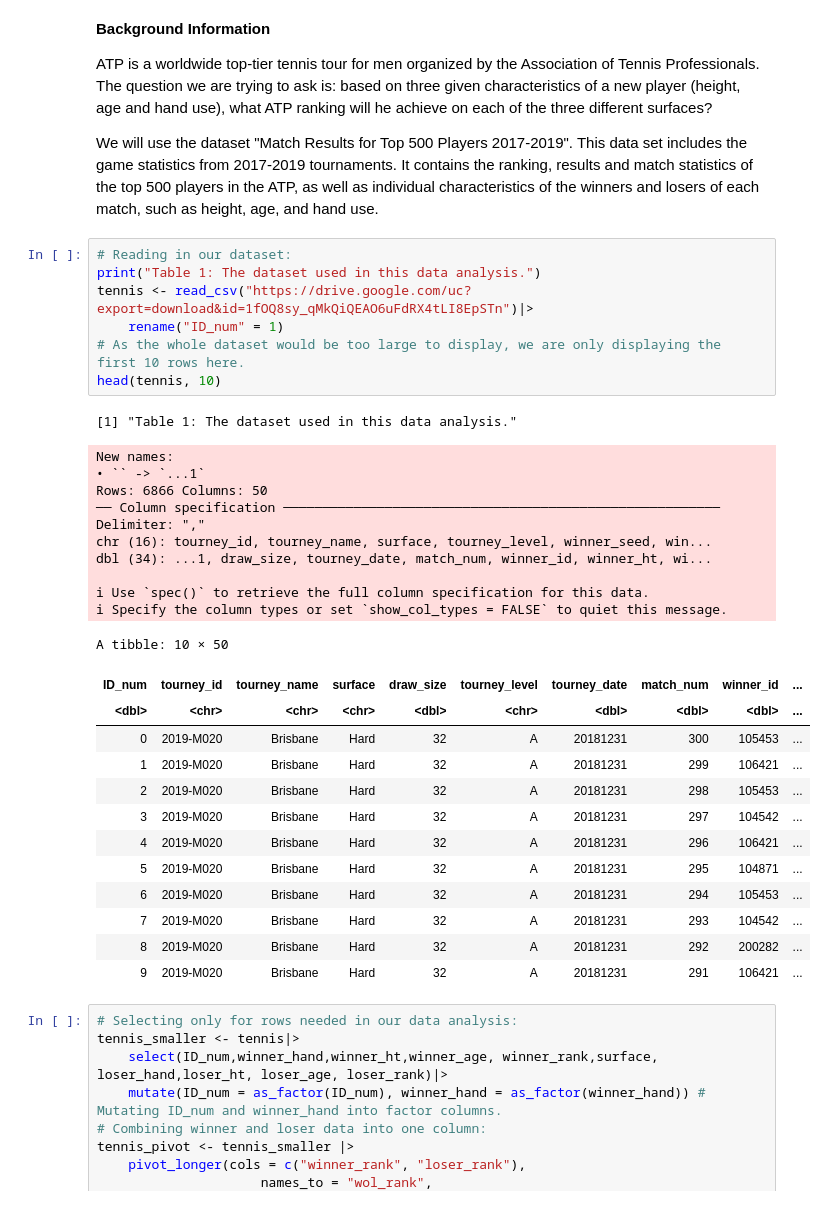
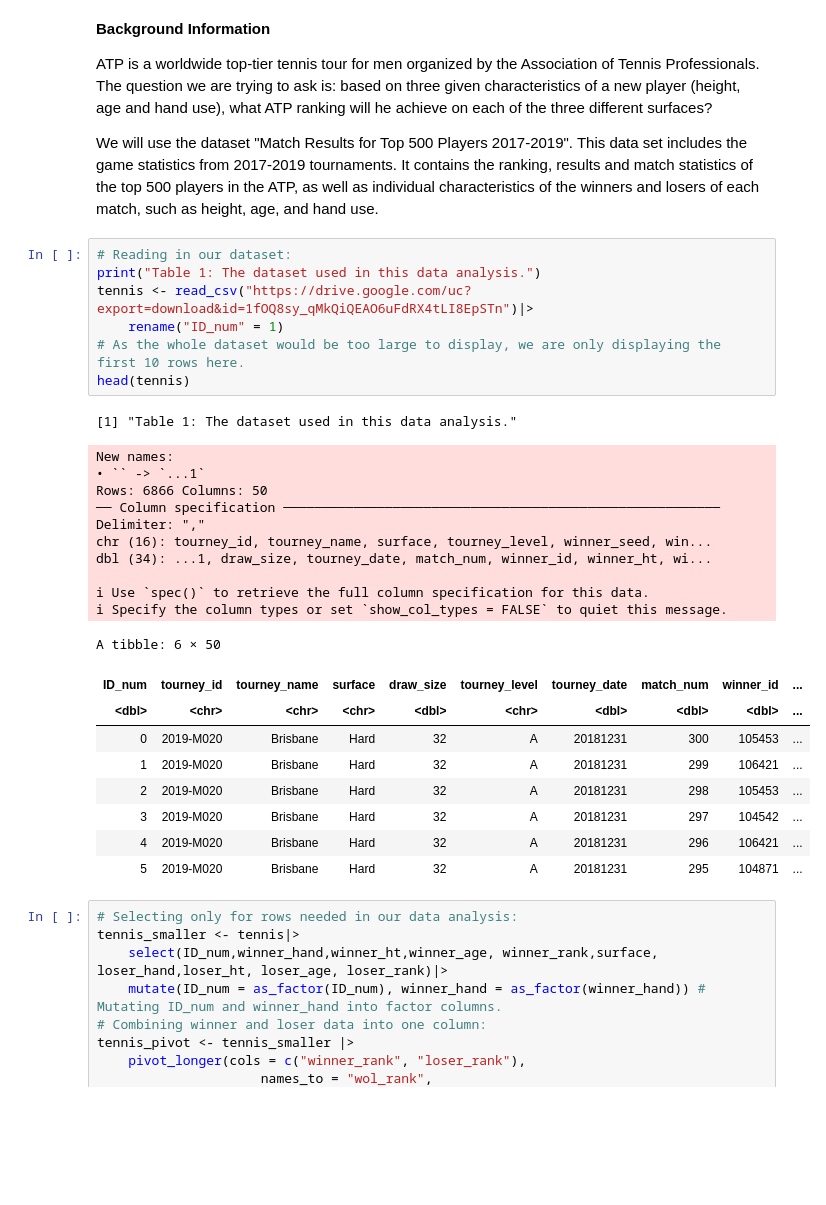
Before and after one commit to KatieSwan/DSCI100_GroupProject, a Jupyter notebook: Project_Report.ipynb, the cells around one changed output. Cells and saved outputs as stored; diff of their text form; blank space fills up the shorter version.

```diff
--- a/Project_Report.ipynb
+++ b/Project_Report.ipynb
@@ -40,35 +40,31 @@ We will use the dataset "Match Results for Top 500 Players 2017-2019". This data
 # %%
 # Reading in our dataset:
 print("Table 1: The dataset used in this data analysis.")
 tennis <- read_csv("https://drive.google.com/uc?export=download&id=1fOQ8sy_qMkQiQEAO6uFdRX4tLI8EpSTn")|>
     rename("ID_num" = 1)
 # As the whole dataset would be too large to display, we are only displaying the first 10 rows here.
-head(tennis, 10)
+head(tennis)
 # %% [output]
 [1] "Table 1: The dataset used in this data analysis."
 New names:
 • `` -> `...1`
 Rows: 6866 Columns: 50
 ── Column specification ────────────────────────────────────────────────────────
 Delimiter: ","
 chr (16): tourney_id, tourney_name, surface, tourney_level, winner_seed, win...
 dbl (34): ...1, draw_size, tourney_date, match_num, winner_id, winner_ht, wi...
 
 ℹ Use `spec()` to retrieve the full column specification for this data.
 ℹ Specify the column types or set `show_col_types = FALSE` to quiet this message.
-A tibble: 10 × 50
+A tibble: 6 × 50
 | ID_num | tourney_id | tourney_name | surface | draw_size | tourney_level | tourney_date | match_num | winner_id | ... |
 | <dbl> | <chr> | <chr> | <chr> | <dbl> | <chr> | <dbl> | <dbl> | <dbl> | ... |
 | 0 | 2019-M020 | Brisbane | Hard | 32 | A | 20181231 | 300 | 105453 | ... |
 | 1 | 2019-M020 | Brisbane | Hard | 32 | A | 20181231 | 299 | 106421 | ... |
 | 2 | 2019-M020 | Brisbane | Hard | 32 | A | 20181231 | 298 | 105453 | ... |
 | 3 | 2019-M020 | Brisbane | Hard | 32 | A | 20181231 | 297 | 104542 | ... |
 | 4 | 2019-M020 | Brisbane | Hard | 32 | A | 20181231 | 296 | 106421 | ... |
 | 5 | 2019-M020 | Brisbane | Hard | 32 | A | 20181231 | 295 | 104871 | ... |
-| 6 | 2019-M020 | Brisbane | Hard | 32 | A | 20181231 | 294 | 105453 | ... |
-| 7 | 2019-M020 | Brisbane | Hard | 32 | A | 20181231 | 293 | 104542 | ... |
-| 8 | 2019-M020 | Brisbane | Hard | 32 | A | 20181231 | 292 | 200282 | ... |
-| 9 | 2019-M020 | Brisbane | Hard | 32 | A | 20181231 | 291 | 106421 | ... |
 # %%
 # Selecting only for rows needed in our data analysis:
 tennis_smaller <- tennis|>
```
Also changed, not shown: parts of 11 cells of this notebook.
